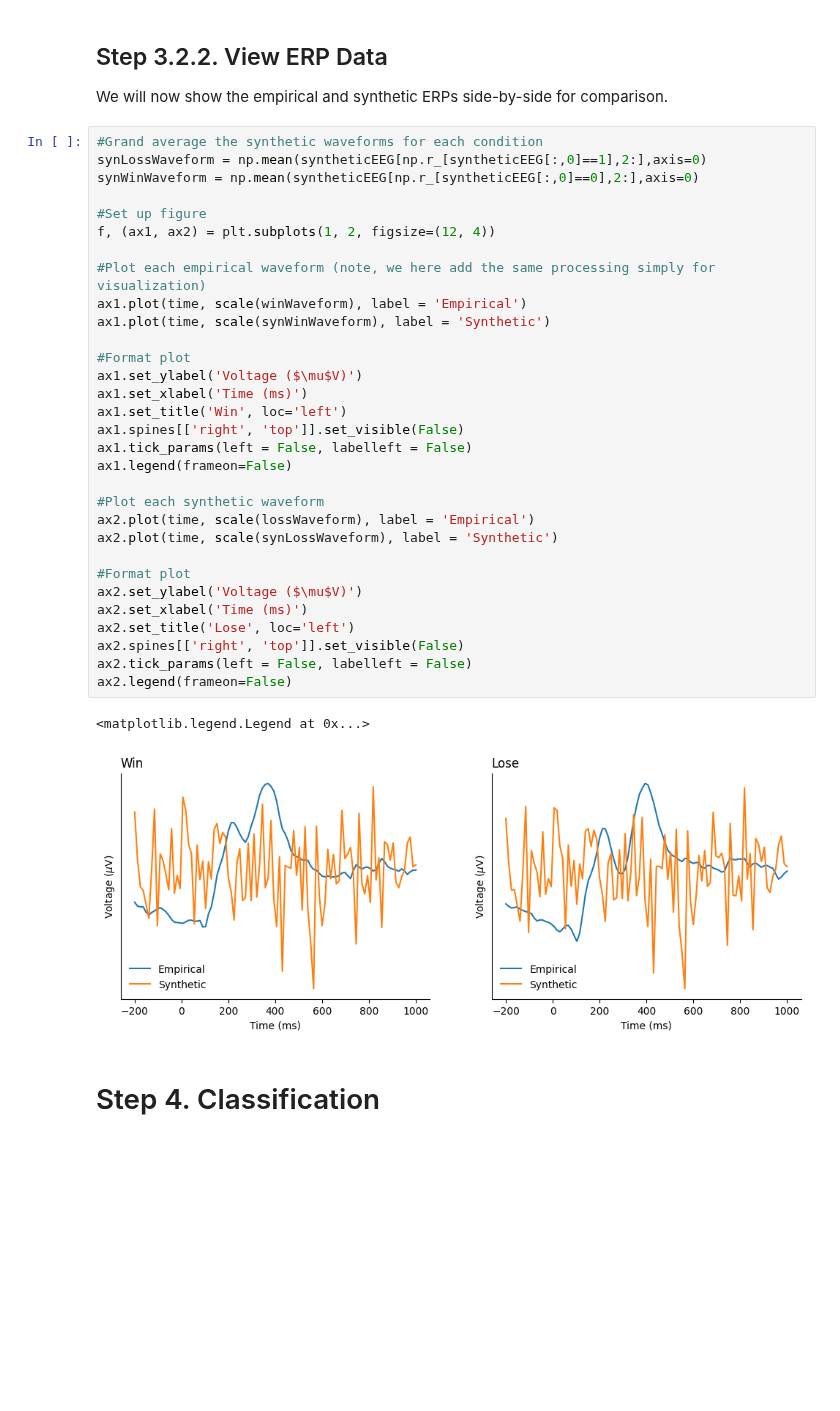
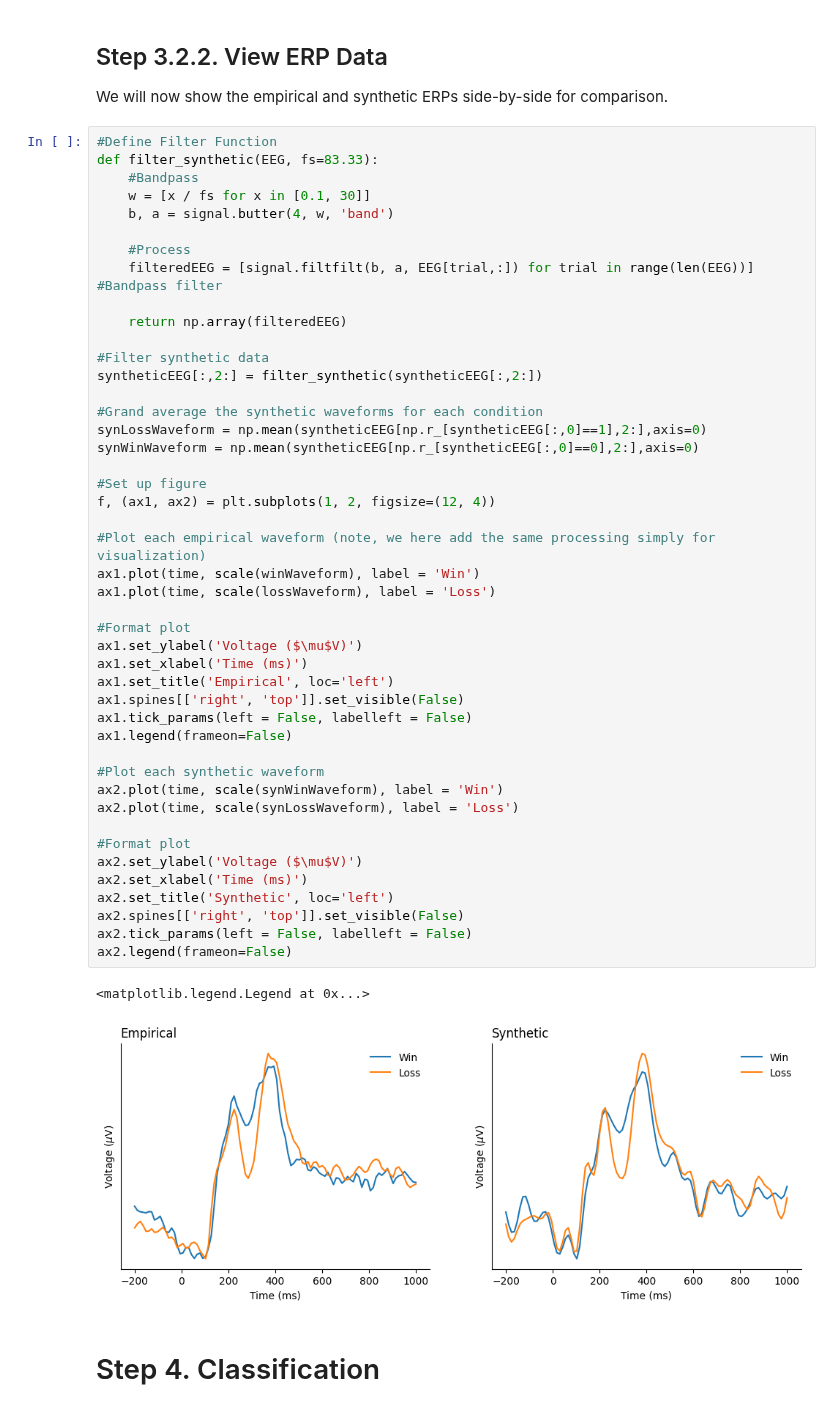
Before and after one commit to AutoResearch/EEG-GAN, a Jupyter notebook: docs/Tutorials/Tutorial_AEGAN.ipynb, the cells around one changed output. Saved outputs shown, nothing was run; the diff lists cells and outputs as text; blank space fills up the shorter version.

```diff
--- a/docs/Tutorials/Tutorial_AEGAN.ipynb
+++ b/docs/Tutorials/Tutorial_AEGAN.ipynb
@@ -633,39 +648,53 @@ for c in range(5):
 ## Step 3.2.2. View ERP Data
 We will now show the empirical and synthetic ERPs side-by-side for comparison.
 # %%
+#Define Filter Function
+def filter_synthetic(EEG, fs=83.33):
+    #Bandpass
+    w = [x / fs for x in [0.1, 30]]
+    b, a = signal.butter(4, w, 'band')
+
+    #Process
+    filteredEEG = [signal.filtfilt(b, a, EEG[trial,:]) for trial in range(len(EEG))] #Bandpass filter
+
+    return np.array(filteredEEG)
+
+#Filter synthetic data
+syntheticEEG[:,2:] = filter_synthetic(syntheticEEG[:,2:])
+
 #Grand average the synthetic waveforms for each condition
 synLossWaveform = np.mean(syntheticEEG[np.r_[syntheticEEG[:,0]==1],2:],axis=0)
 synWinWaveform = np.mean(syntheticEEG[np.r_[syntheticEEG[:,0]==0],2:],axis=0)
 
 #Set up figure
 f, (ax1, ax2) = plt.subplots(1, 2, figsize=(12, 4))
 
 #Plot each empirical waveform (note, we here add the same processing simply for visualization)
-ax1.plot(time, scale(winWaveform), label = 'Empirical')
-ax1.plot(time, scale(synWinWaveform), label = 'Synthetic')
+ax1.plot(time, scale(winWaveform), label = 'Win')
+ax1.plot(time, scale(lossWaveform), label = 'Loss')
 
 #Format plot
 ax1.set_ylabel('Voltage ($\mu$V)')
 ax1.set_xlabel('Time (ms)')
-ax1.set_title('Win', loc='left')
+ax1.set_title('Empirical', loc='left')
 ax1.spines[['right', 'top']].set_visible(False)
 ax1.tick_params(left = False, labelleft = False)
 ax1.legend(frameon=False)
 
 #Plot each synthetic waveform
-ax2.plot(time, scale(lossWaveform), label = 'Empirical')
-ax2.plot(time, scale(synLossWaveform), label = 'Synthetic')
+ax2.plot(time, scale(synWinWaveform), label = 'Win')
+ax2.plot(time, scale(synLossWaveform), label = 'Loss')
 
 #Format plot
 ax2.set_ylabel('Voltage ($\mu$V)')
 ax2.set_xlabel('Time (ms)')
-ax2.set_title('Lose', loc='left')
+ax2.set_title('Synthetic', loc='left')
 ax2.spines[['right', 'top']].set_visible(False)
 ax2.tick_params(left = False, labelleft = False)
 ax2.legend(frameon=False)
 # %% [output]
 <matplotlib.legend.Legend at 0x...>
-[figure, old version]
+[figure, new version]
 # %% [markdown]
 # Step 4. Classification
 # %% [markdown]
```
Also changed, not shown: parts of 23 cells of this notebook, 1 other file.
